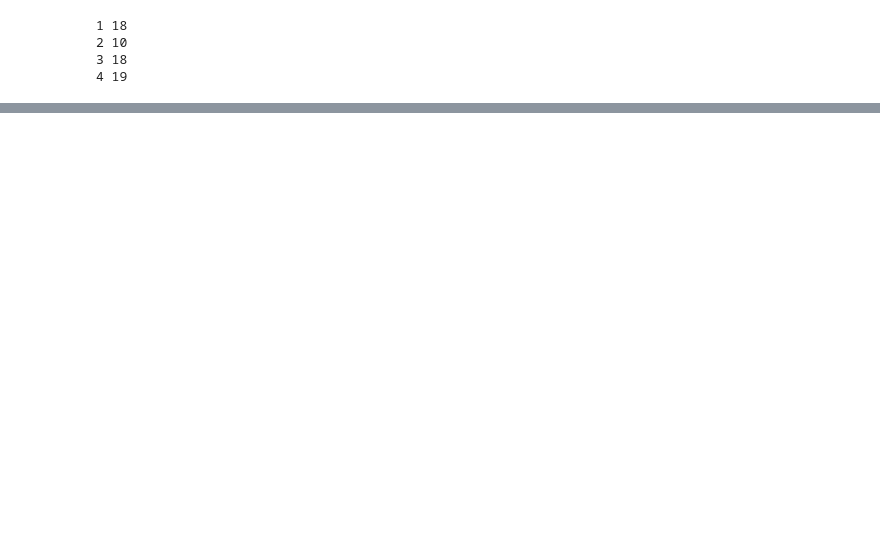
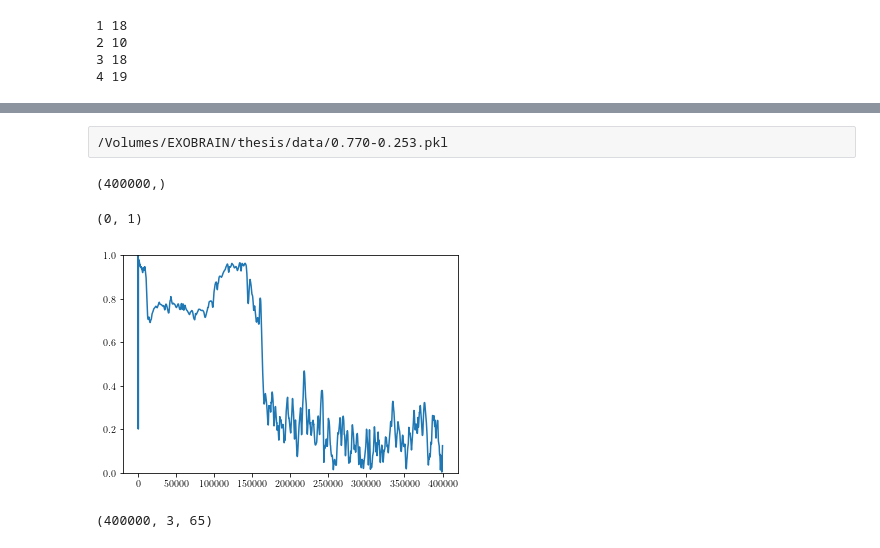
Before and after one commit to henmitch/chimera-2019, a Jupyter notebook: code/python/sim.ipynb, the cells around one changed output, grey strips where cells are left out. Cells and saved outputs as stored; diff of their text form; code cells hidden in the pictures; blank space fills up the shorter version.

```diff
--- a/code/python/sim.ipynb
+++ b/code/python/sim.ipynb
@@ -540,3 +232,0 @@ plt.plot(σ(sol_async))
-# %%
-with open("../../data/0.21-0.04.pkl", "rb") as f:
-    data = pickle.load(f)
@@ -544,0 +415,19 @@ data
+# %% [raw]
+/Volumes/EXOBRAIN/thesis/data/0.770-0.253.pkl
+# %%
+with open("../../data/0.770-0.253.pkl", "rb") as f:
+    data = pickle.load(f)
+# %%
+phase = data[2]
+# %%
+order = np.sum(np.exp(phase*1j)/65, axis=1)
+# %%
+order.shape
+# %% [output]
+(400000,)
+# %%
+plt.plot(np.abs(order))
+plt.ylim([0, 1])
+# %% [output]
+(0, 1)
+[figure, added]
@@ -544,0 +436,4 @@ data
+# %%
+vals.shape
+# %% [output]
+(400000, 3, 65)
```
Also changed, not shown: parts of 137 cells of this notebook, 4 other files.
